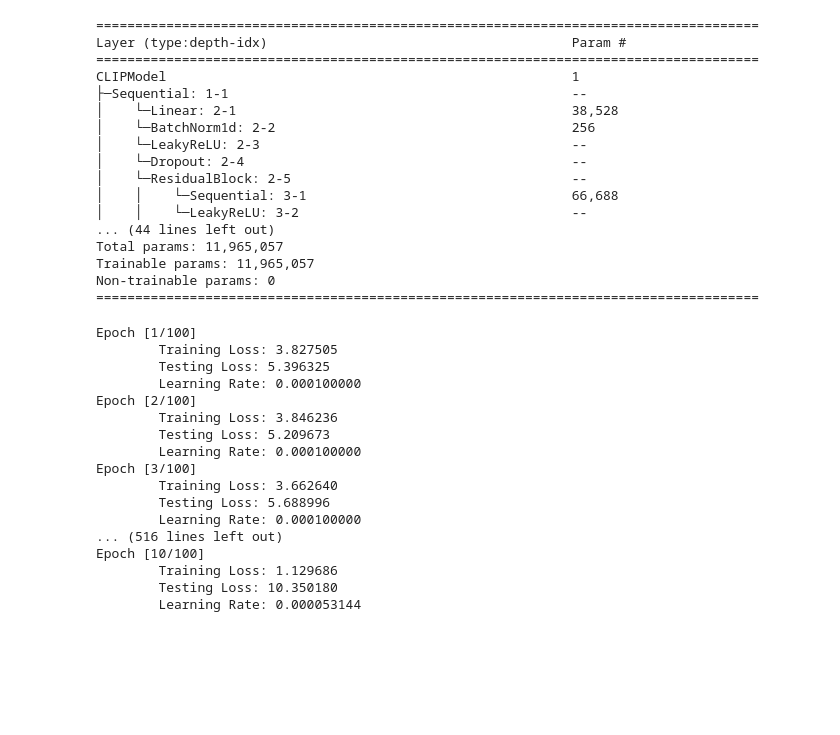
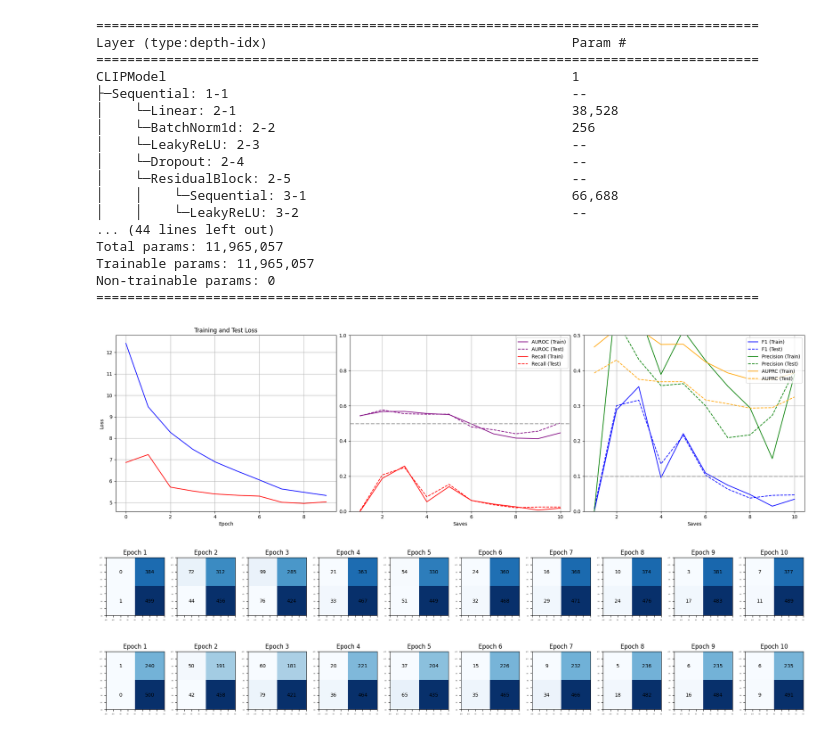
Before and after one commit to JiaxingQiu/llm_nicu_vitalsigns, a Jupyter notebook: script/CLIP/main.ipynb, the cells around one changed output. Saved outputs shown, nothing was run; the diff lists cells and outputs as text; code cells hidden in the pictures; blank space fills up the shorter version.

```diff
--- a/script/CLIP/main.ipynb
+++ b/script/CLIP/main.ipynb
@@ -32,23 +28,21 @@ from sklearn.model_selection import train_test_split
 using device:  cpu
 # %%
 # ---- update configs ----
-overwrite = False
-model_name = 'clip_hr_death_raw'
+overwrite = True
+model_name = 'test'
 text_config['cl']['die7d'] = True # udpate text_config here if needed
 model_name = model_name + "___" + "_".join(get_true_components(text_config))
 txt_ls = ['will die', 'will survive']
 
 update_config(
     model_name = model_name,
-    ts_aug = False,
-    ts_normalize = False,
-    ts_encode = False,
-    balance = False,
-    block_target = False,
+    ts_aug = True,
+    balance = True,
+    block_target = True,
     txt_ls = txt_ls,
     patience = 20,
     num_saves = 20,
-    num_epochs = 100,
+    num_epochs = 1,
     text_config = text_config
 )
 config_dict = get_config_dict()
@@ -81,9 +75,9 @@ df_x = pd.read_excel('../../data/PAS Challenge Model Data.xlsx', engine="calamin
 df = df.merge(df_x[['VitalID', 'VitalTime', 'Age']], on=['VitalID', 'VitalTime'], how='left')
 df = label_death7d(df, df_y, id_col='VitalID')
 df = df.merge(df_demo, on='VitalID', how='left')
-df_desc = generate_descriptions(ts_df = df.loc[:, '1':'300'], id_df = df.loc[:, ['VitalID', 'VitalTime']])
+df_desc = generate_descriptions_parallel(ts_df = df.loc[:, '1':'300'], id_df = df.loc[:, ['VitalID', 'VitalTime']])
 df = df.merge(df_desc, on=['VitalID', 'VitalTime'], how='left')
-df = gen_text_input_column(df, config_dict['text_config'])
+df = text_gen_input_column(df, config_dict['text_config'])
 df['rowid'] = df.index.to_series()
 df_train = df
 
@@ -100,9 +94,9 @@ df_test['VitalTime'] = df_test['VitalTime'].astype(int)
 rename_dict = {'TestID': 'VitalID'}
 df_test = df_test.rename(columns=rename_dict)
 
-df_desc_test = generate_descriptions(ts_df = df_test.loc[:, '1':'300'], id_df = df_test.loc[:, ['VitalID', 'VitalTime']])
+df_desc_test = generate_descriptions_parallel(ts_df = df_test.loc[:, '1':'300'], id_df = df_test.loc[:, ['VitalID', 'VitalTime']])
 df_test = df_test.merge(df_desc_test, on=['VitalID', 'VitalTime'], how='left')
-df_test = gen_text_input_column(df_test, config_dict['text_config'])
+df_test = text_gen_input_column(df_test, config_dict['text_config'])
 df_test_org = df_test[df.columns]
 df_test, df_leftout = train_test_split(df_test_org, test_size=0.5, stratify=df_test_org['cl_event'], random_state=random_state)
 # %% [output]
@@ -130,7 +134,7 @@ txt_ls_org = ['This infant will die in 7 days. ', 'This infant will survive. ']
 y_col = 'cl_event'
 # ---- downsample negative class(es) ----
 # sample 5000 rows from df_test[df_test[y_col]==txt_ls_org[1]], without replacement
-neg_sample_size = 5000
+neg_sample_size = 500
 df_test_downsampled = df_test[df_test[y_col]==txt_ls_org[1]].sample(n=neg_sample_size, replace=False)
 df_test = pd.concat([df_test[df_test[y_col]==txt_ls_org[0]], df_test_downsampled])
 df_train_downsampled = df_train[df_train[y_col]==txt_ls_org[1]].sample(n=neg_sample_size, replace=False)
@@ -288,7 +301,7 @@ Non-trainable params: 0
 if overwrite or not os.path.exists(model_path):
 
     for i in range(config_dict['num_saves']):
-        train_losses_tmp, test_losses_tmp = train(model,
+        train_losses_tmp, test_losses_tmp = train_clip(model,
                                                 train_dataloader,
                                                 test_dataloader,
                                                 optimizer,
@@ -309,47 +322,33 @@ if overwrite or not os.path.exists(model_path):
         test_eval_metrics_list.append(test_eval_metrics)
         # save model and losses
         torch.save(model.state_dict(), model_path)
         torch.save({
             'train_losses': train_losses,
             'test_losses': test_losses,
             'train_evals': train_eval_metrics_list,
             'test_evals': test_eval_metrics_list }, eval_path)
         # if i % 10 == 0: # every 10 saves, evaluate the model
         eval_dict = torch.load(eval_path)
         eval_dict_eng = eng_eval_metrics(eval_dict, binary=True)
         print("-" * 70)
         print(f"Metric     |  Training  |  Testing")
         print("-" * 70)
         print(f"F1        |   {eval_dict_eng['train_f1'][-1]:.3f}   |   {eval_dict_eng['test_f1'][-1]:.3f}")
         print(f"Precision |   {eval_dict_eng['train_precision'][-1]:.3f}   |   {eval_dict_eng['test_precision'][-1]:.3f}")
         print(f"Recall    |   {eval_dict_eng['train_recall'][-1]:.3f}   |   {eval_dict_eng['test_recall'][-1]:.3f}")
         print(f"AUROC     |   {eval_dict_eng['train_auroc'][-1]:.3f}   |   {eval_dict_eng['test_auroc'][-1]:.3f}")
         print(f"AUPRC     |   {eval_dict_eng['train_auprc'][-1]:.3f}   |   {eval_dict_eng['test_auprc'][-1]:.3f}")
         print("-" * 70)
 
 else:
     model.load_state_dict(torch.load(model_path))
     eval_dict = torch.load(eval_path)
     train_losses = eval_dict['train_losses']
     test_losses = eval_dict['test_losses']
     train_eval_metrics_list = eval_dict['train_evals']
     test_eval_metrics_list = eval_dict['test_evals']
     eval_dict_eng = eng_eval_metrics(eval_dict, binary=True, plot_confusion_matrices=True)
 # %% [output]
-Epoch [1/100]
-        Training Loss: 3.827505
-        Testing Loss: 5.396325
-        Learning Rate: 0.000100000
-Epoch [2/100]
-        Training Loss: 3.846236
-        Testing Loss: 5.209673
-        Learning Rate: 0.000100000
-Epoch [3/100]
-        Training Loss: 3.662640
-        Testing Loss: 5.688996
-        Learning Rate: 0.000100000
-... (516 lines left out)
-Epoch [10/100]
-        Training Loss: 1.129686
-        Testing Loss: 10.350180
-        Learning Rate: 0.000053144
+[figure, added]
+[figure, added]
+[figure, added]
```
Also changed, not shown: parts of 4 cells of this notebook, 8 other files.
